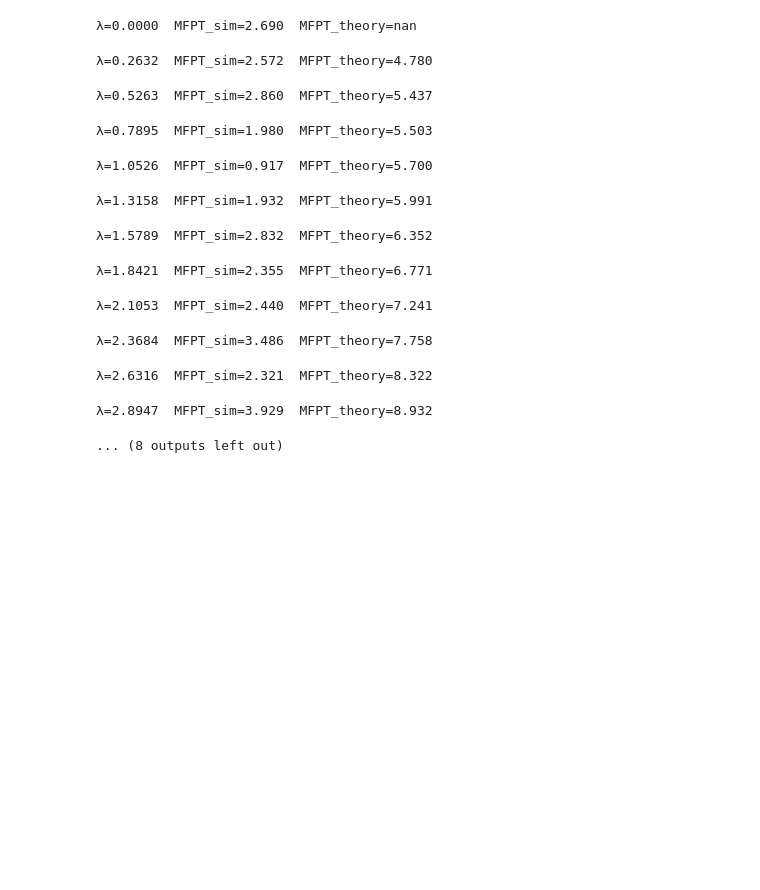
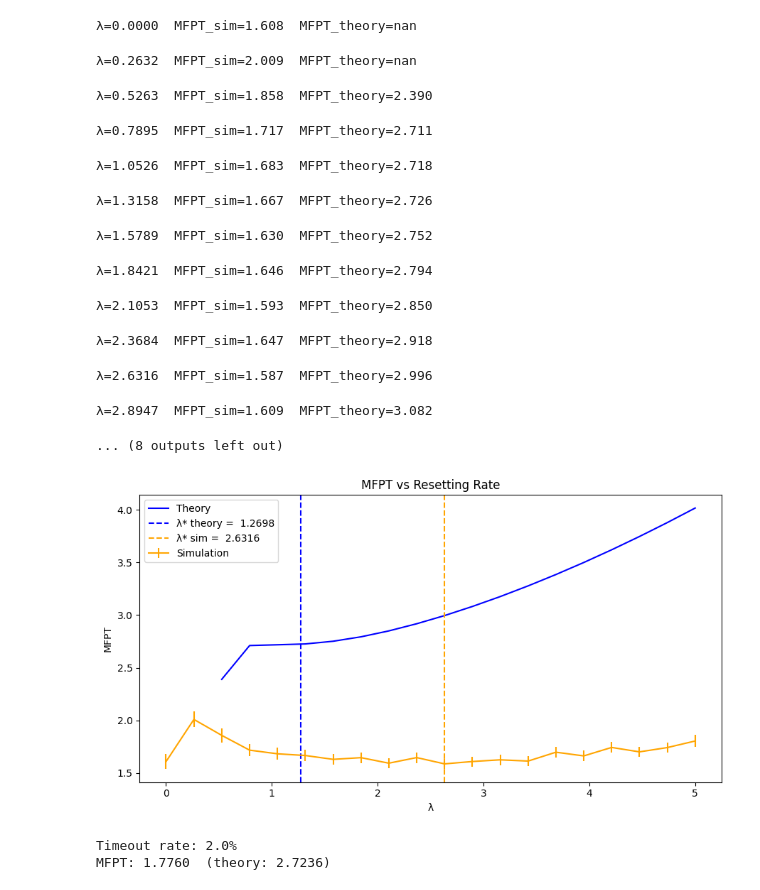
Before and after one commit to bartox12/Stochastic-Processes, a Jupyter notebook: my_att.ipynb, the cells around one changed output. Saved outputs shown, nothing was run; the diff lists cells and outputs as text; code cells hidden in the pictures; blank space fills up the shorter version.

```diff
--- a/my_att.ipynb
+++ b/my_att.ipynb
@@ -3,12 +3,12 @@ import numpy as np
 import matplotlib.pyplot as plt
 from tqdm import tqdm
 # %%
-D = 1/2
+D = 1
 x0 = 1
 x_target = 0
-dt = 1e-4
+dt = 1e-3
 max_time = 10
-n_trials = 10
+n_trials = 1000
 np.random.seed(42)
 # %%
 def mfpt_theory(lam):
@@ -96,17 +96,43 @@ for idx, lam in enumerate(lambdas):
     mfpt_err[idx] = np.std(valid)/np.sqrt(len(valid))
     mfpt_the[idx] = mfpt_theory(lam)
     print(f"λ={lam:.4f}  MFPT_sim={mfpt_sim[idx]:.3f}  MFPT_theory={mfpt_the[idx]:.3f}")
+
+print("how many timeouts", n_timeouts)
 # %% [output]
-λ=0.0000  MFPT_sim=2.690  MFPT_theory=nan
+λ=0.0000  MFPT_sim=1.608  MFPT_theory=nan
-λ=0.2632  MFPT_sim=2.572  MFPT_theory=4.780
+λ=0.2632  MFPT_sim=2.009  MFPT_theory=nan
-λ=0.5263  MFPT_sim=2.860  MFPT_theory=5.437
+λ=0.5263  MFPT_sim=1.858  MFPT_theory=2.390
-λ=0.7895  MFPT_sim=1.980  MFPT_theory=5.503
+λ=0.7895  MFPT_sim=1.717  MFPT_theory=2.711
-λ=1.0526  MFPT_sim=0.917  MFPT_theory=5.700
+λ=1.0526  MFPT_sim=1.683  MFPT_theory=2.718
-λ=1.3158  MFPT_sim=1.932  MFPT_theory=5.991
+λ=1.3158  MFPT_sim=1.667  MFPT_theory=2.726
-λ=1.5789  MFPT_sim=2.832  MFPT_theory=6.352
+λ=1.5789  MFPT_sim=1.630  MFPT_theory=2.752
-λ=1.8421  MFPT_sim=2.355  MFPT_theory=6.771
+λ=1.8421  MFPT_sim=1.646  MFPT_theory=2.794
-λ=2.1053  MFPT_sim=2.440  MFPT_theory=7.241
+λ=2.1053  MFPT_sim=1.593  MFPT_theory=2.850
-λ=2.3684  MFPT_sim=3.486  MFPT_theory=7.758
+λ=2.3684  MFPT_sim=1.647  MFPT_theory=2.918
-λ=2.6316  MFPT_sim=2.321  MFPT_theory=8.322
+λ=2.6316  MFPT_sim=1.587  MFPT_theory=2.996
-λ=2.8947  MFPT_sim=3.929  MFPT_theory=8.932
+λ=2.8947  MFPT_sim=1.609  MFPT_theory=3.082
 ... (8 outputs left out)
+# %%
+lam_opt_sim = lambdas[np.argmin(mfpt_sim)]
+
+plt.figure(figsize=(9, 5))
+plt.plot(lambdas, mfpt_the, label = "Theory", color = "blue")
+plt.errorbar(lambdas, mfpt_sim, yerr = mfpt_err, label = "Simulation", color = "orange")
+plt.axvline(lam_star, color = "blue", linestyle = '--', label = f"λ* theory = {lam_star: .4f}")
+plt.axvline(lam_opt_sim, color = "orange", linestyle = '--', label =f"λ* sim = {lam_opt_sim: .4f}")
+plt.xlabel("λ")
+plt.ylabel("MFPT")
+plt.title("MFPT vs Resetting Rate")
+plt.legend()
+plt.tight_layout()
+plt.show()
+# %% [output]
+[figure, added]
+# %%
+fpts_test = gen_fpts_exp(lam_star, n=100, D=D, x0=x0)
+valid = fpts_test[fpts_test > 0]
+print(f"Timeout rate: {(100 - len(valid))/100 * 100:.1f}%")
+print(f"MFPT: {np.mean(valid):.4f}  (theory: {mfpt_theory(lam_star):.4f})")
+# %% [output]
+Timeout rate: 2.0%
+MFPT: 1.7760  (theory: 2.7236)
```
